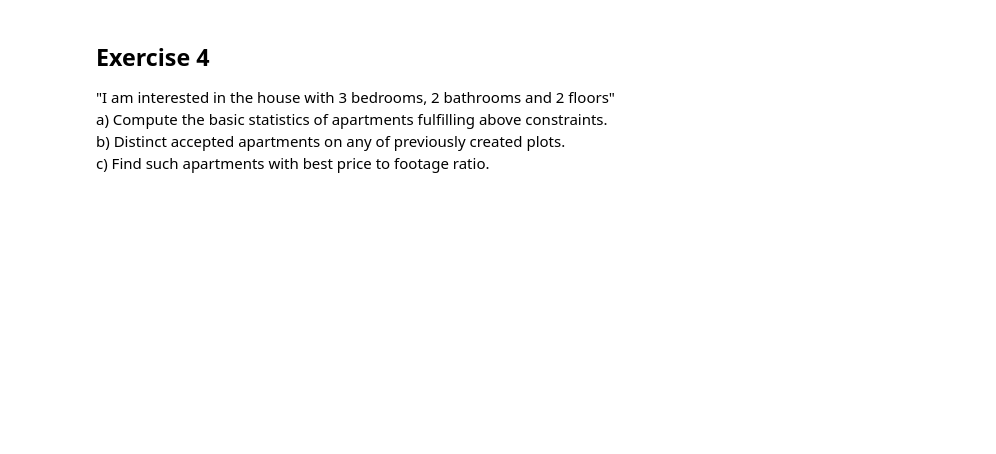
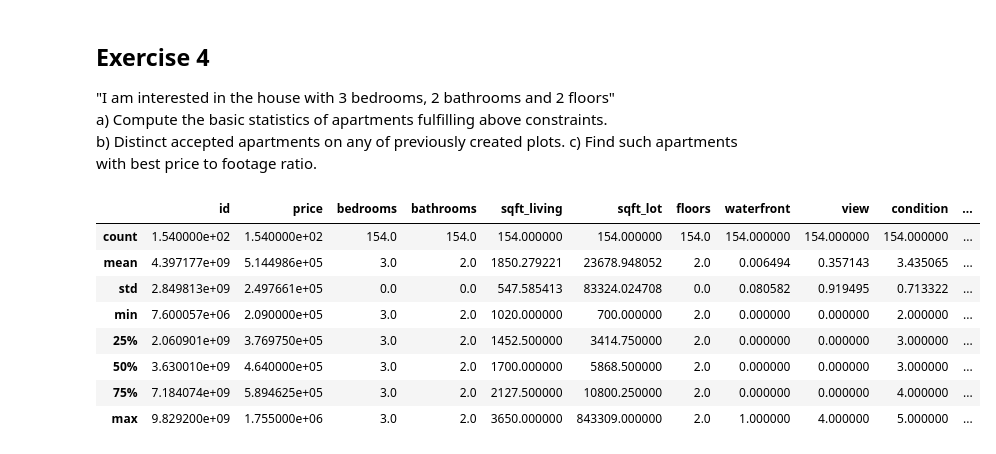
Before and after one commit to Maxiur/DataScience, a Jupyter notebook: Task1/Assignment_DataExploration_without_code.ipynb, the cells around one changed output. Cells and saved outputs as stored; diff of their text form; code cells hidden in the pictures; blank space fills up the shorter version.

```diff
--- a/Task1/Assignment_DataExploration_without_code.ipynb
+++ b/Task1/Assignment_DataExploration_without_code.ipynb
@@ -150,6 +155,17 @@ c) Find such apartments with best price to footage ratio.
 # %%
 #a)
 #Your code:
-
+filtered_data = df.loc[(df['bedrooms'] == 3) & (df['bathrooms'] == 2) & (df['floors'] == 2)].copy()
+print(filtered_data.describe())
 
 #Hint: pandas.DataFrame.loc
+# %% [output]
+|  | id | price | bedrooms | bathrooms | sqft_living | sqft_lot | floors | waterfront | view | condition | ... |
+| count | 1.540000e+02 | 1.540000e+02 | 154.0 | 154.0 | 154.000000 | 154.000000 | 154.0 | 154.000000 | 154.000000 | 154.000000 | ... |
+| mean | 4.397177e+09 | 5.144986e+05 | 3.0 | 2.0 | 1850.279221 | 23678.948052 | 2.0 | 0.006494 | 0.357143 | 3.435065 | ... |
+| std | 2.849813e+09 | 2.497661e+05 | 0.0 | 0.0 | 547.585413 | 83324.024708 | 0.0 | 0.080582 | 0.919495 | 0.713322 | ... |
+| min | 7.600057e+06 | 2.090000e+05 | 3.0 | 2.0 | 1020.000000 | 700.000000 | 2.0 | 0.000000 | 0.000000 | 2.000000 | ... |
+| 25% | 2.060901e+09 | 3.769750e+05 | 3.0 | 2.0 | 1452.500000 | 3414.750000 | 2.0 | 0.000000 | 0.000000 | 3.000000 | ... |
+| 50% | 3.630010e+09 | 4.640000e+05 | 3.0 | 2.0 | 1700.000000 | 5868.500000 | 2.0 | 0.000000 | 0.000000 | 3.000000 | ... |
+| 75% | 7.184074e+09 | 5.894625e+05 | 3.0 | 2.0 | 2127.500000 | 10800.250000 | 2.0 | 0.000000 | 0.000000 | 4.000000 | ... |
+| max | 9.829200e+09 | 1.755000e+06 | 3.0 | 2.0 | 3650.000000 | 843309.000000 | 2.0 | 1.000000 | 4.000000 | 5.000000 | ... |
```
Also changed, not shown: parts of 8 cells of this notebook.
